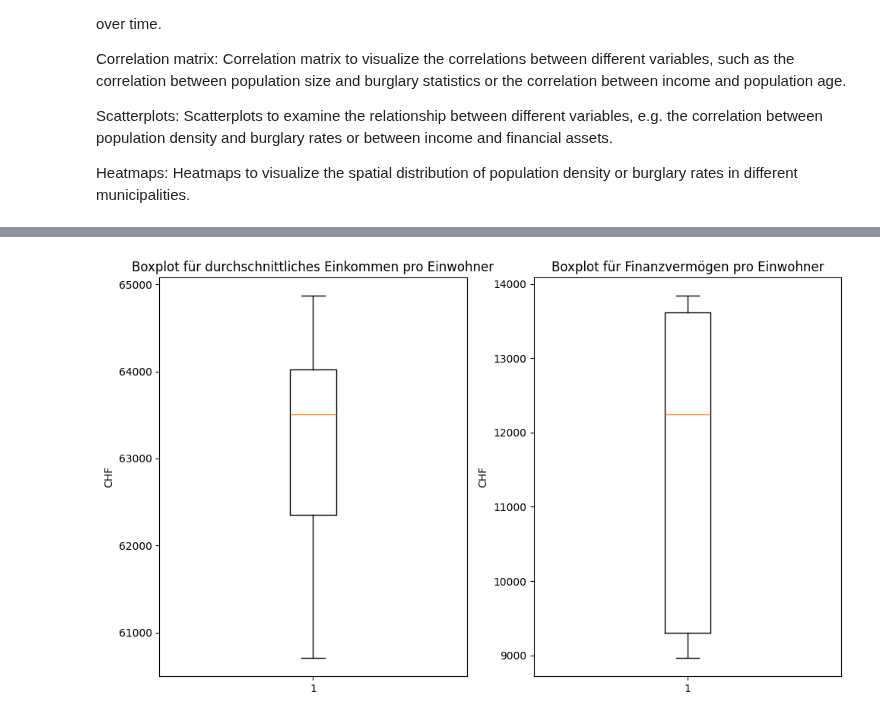
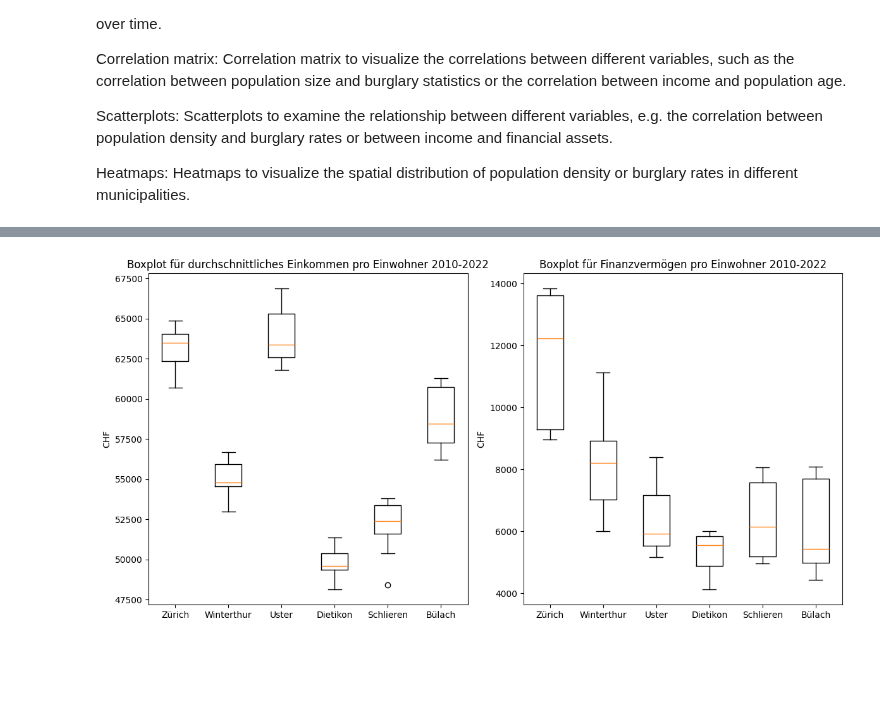
Before and after one commit to nvinto404/Data-Science-Project-Burglary-Statistics-Zurich, a Jupyter notebook: EDA.ipynb, the cells around one changed output, grey strips where cells are left out. Saved outputs shown, nothing was run; the diff lists cells and outputs as text; code cells hidden in the pictures; blank space fills up the shorter version.

Commit message:
EDA anpassungen der TOP 20 und TOP 5 Gemeinden nach einbruchszahlen

```diff
--- a/EDA.ipynb
+++ b/EDA.ipynb
@@ -182,25 +236,30 @@ Heatmaps: Heatmaps to visualize the spatial distribution of population density o
 # %%
+import matplotlib.pyplot as plt
 
-import matplotlib.pyplot as plt
-df_2022_zurich = df_unique[(df_unique['Gemeindename'] == 'Zürich')]
-# Daten filtern
-income_data = df_2022_zurich['durchschnittliches_steuerbares_Einkommen_pro_Einwohner']
-wealth_data = df_2022_zurich['Finanzvermoegen_pro_Einwohner']
+# Top 5 Gemeinden auswählen
+top_5_gemeinden = ['Zürich', 'Winterthur', 'Uster', 'Dietikon', 'Schlieren','Bülach']
+
+# Daten für das Jahr 2022 filtern
+df_2022_top5 = df_unique[(df_unique['Gemeindename'].isin(top_5_gemeinden))]
+
+# Einkommens- und Vermögensdaten extrahieren
+income_data = [df_2022_top5[df_2022_top5['Gemeindename'] == gemeinde]['durchschnittliches_steuerbares_Einkommen_pro_Einwohner'] for gemeinde in top_5_gemeinden]
+wealth_data = [df_2022_top5[df_2022_top5['Gemeindename'] == gemeinde]['Finanzvermoegen_pro_Einwohner'] for gemeinde in top_5_gemeinden]
 
 # Boxplots erstellen
-plt.figure(figsize=(10, 6))
+plt.figure(figsize=(12, 6))
 
 plt.subplot(1, 2, 1)  # Erste Unterteilung für das Einkommens-Boxplot
-plt.boxplot(income_data)
-plt.title('Boxplot für durchschnittliches Einkommen pro Einwohner')
+plt.boxplot(income_data, labels=top_5_gemeinden)
+plt.title('Boxplot für durchschnittliches Einkommen pro Einwohner 2010-2022')
 plt.ylabel('CHF')
 
 plt.subplot(1, 2, 2)  # Zweite Unterteilung für das Vermögens-Boxplot
-plt.boxplot(wealth_data)
-plt.title('Boxplot für Finanzvermögen pro Einwohner')
+plt.boxplot(wealth_data, labels=top_5_gemeinden)
+plt.title('Boxplot für Finanzvermögen pro Einwohner 2010-2022')
 plt.ylabel('CHF')
 
 plt.tight_layout()
 plt.show()
 # %% [output]
-[figure, old version]
+[figure, new version]
```
Also changed, not shown: parts of 3 cells of this notebook.
